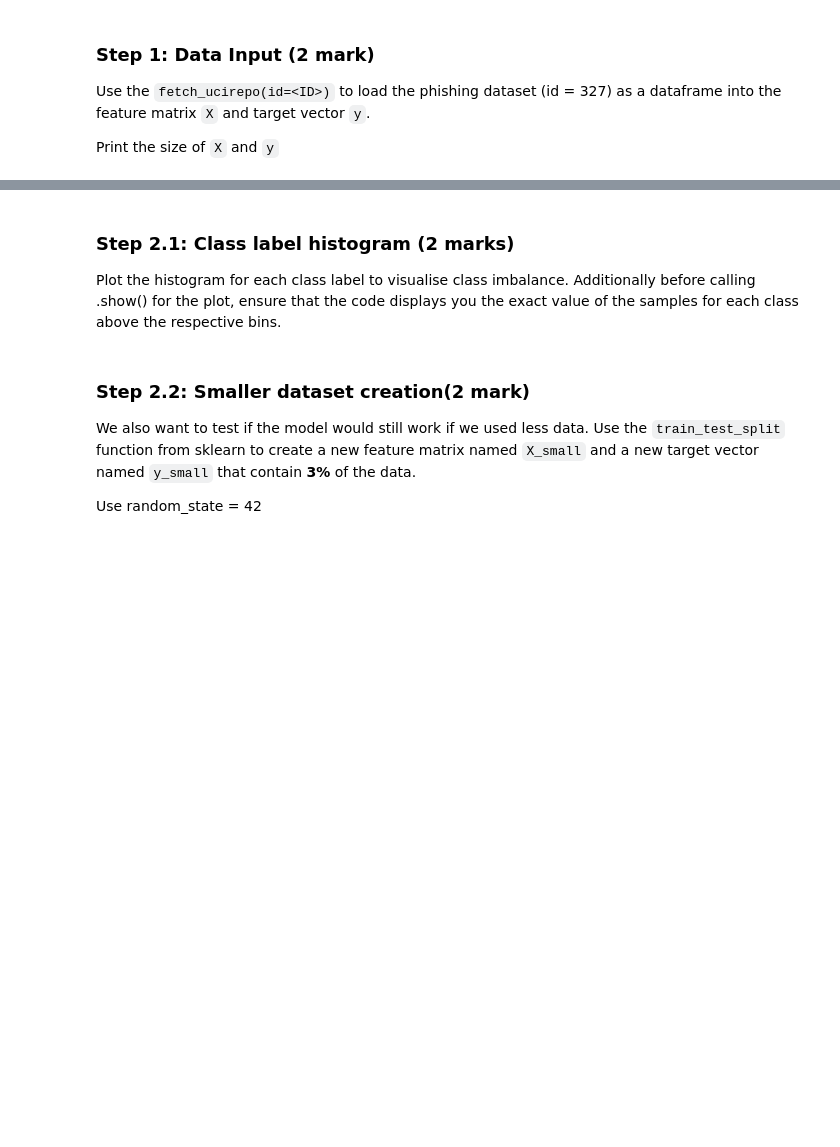
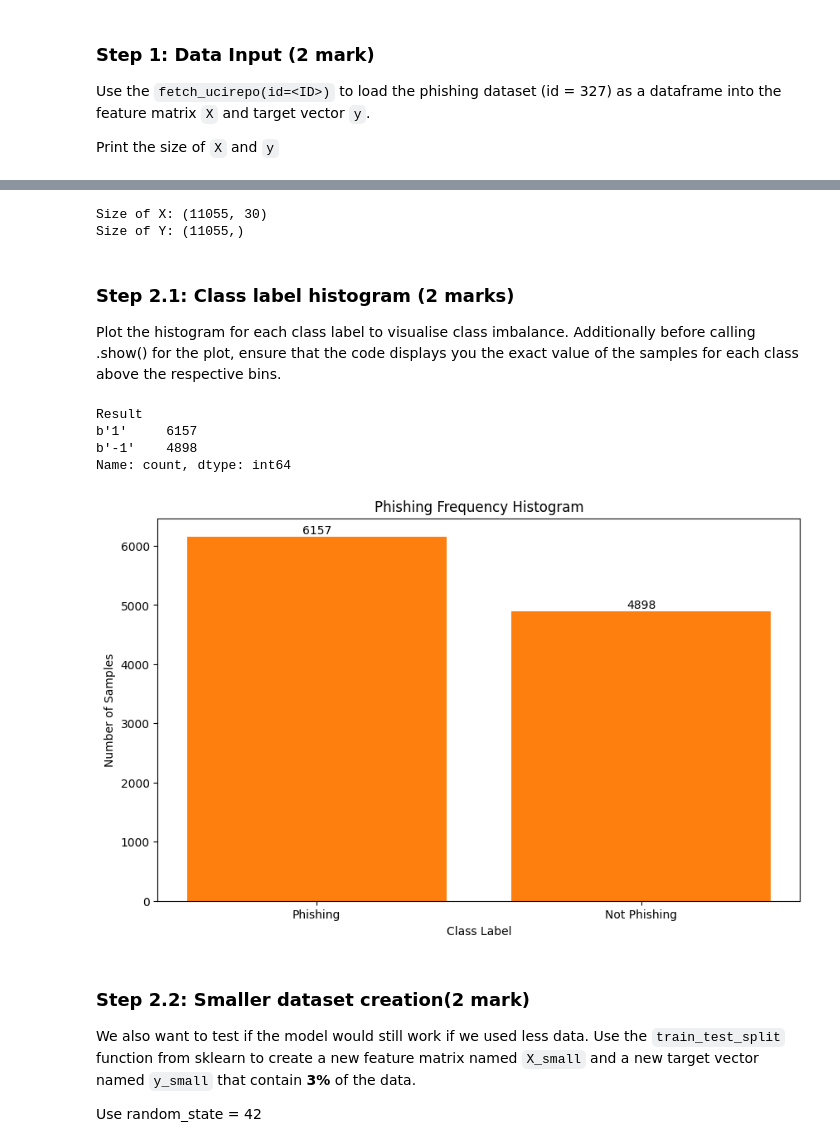
Before and after one commit to azizaahsan1/engg680_2024_fall, a Jupyter notebook: Lab_Assignment3/Assignment3.ipynb, the cells around one changed output, grey strips where cells are left out. Drawn from its saved outputs; the diff is of its cells as text; code cells hidden in the pictures; blank space fills up the shorter version.

```diff
--- a/Lab_Assignment3/Assignment3.ipynb
+++ b/Lab_Assignment3/Assignment3.ipynb
@@ -323,12 +341,26 @@ Print the size of `X` and `y`
 # %%
 from ucimlrepo import fetch_ucirepo
+from scipy.io import arff
 
 # Below code fetches dataset
+
 phishing_websites = fetch_ucirepo(id=327)
 
 # TO DO: data (as pandas dataframes) (1 mark)
 
-# TO DO: display sizes of X and y (1 mark)
+data, meta = arff.loadarff('/content/drive/MyDrive/engg680_2024_fall/Lab_Assignment3/Training Dataset.arff')
+df = pd.DataFrame(data)
+
+# TO DO: display sizes of X and Y (1 mark)
+
+x=df.drop(columns='Result')
+print('Size of X:', x.shape)
+
+y=df['Result']
+print('Size of Y:', y.shape)
+# %% [output]
+Size of X: (11055, 30)
+Size of Y: (11055,)
 # %% [markdown]
 ### Step 2.1: Class label histogram (2 marks)
 
@@ -336,10 +368,28 @@ Plot the histogram for each class label to visualise class imbalance. Additional
 # %%
 # TO DO: Check the class distribution of y (2 mark)
 
+class_distribution=y.value_counts()
+print(class_distribution)
 
 # Display exact values for each bin in the histogram
 
+plt.figure(figsize=(10,6))
+plt.bar(class_distribution.index, class_distribution.values)
+plt.xlabel('Class Label')
+plt.ylabel('Number of Samples')
+plt.title('Phishing Frequency Histogram')
+plt.xticks(ticks=[0,1], labels=['Phishing', 'Not Phishing'])
+plot=plt.bar(class_distribution.index, class_distribution.values)
+plt.bar_label(plot)
 plt.show()
+
+plt.show()
+# %% [output]
+Result
+b'1'     6157
+b'-1'    4898
+Name: count, dtype: int64
+[figure, added]
 # %% [markdown]
 ### Step 2.2: Smaller dataset creation(2 mark)
 
```
Also changed, not shown: parts of 4 cells of this notebook.
